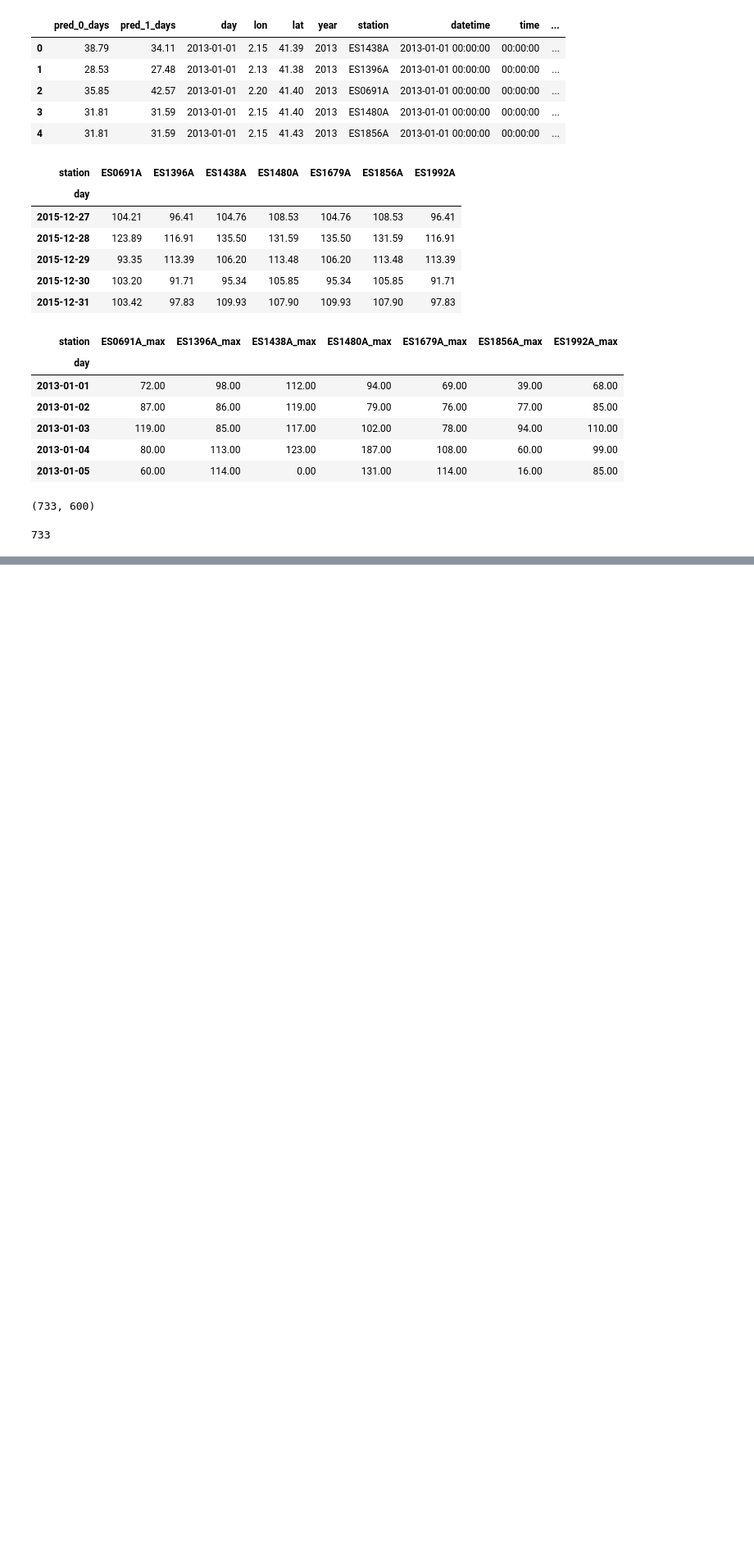
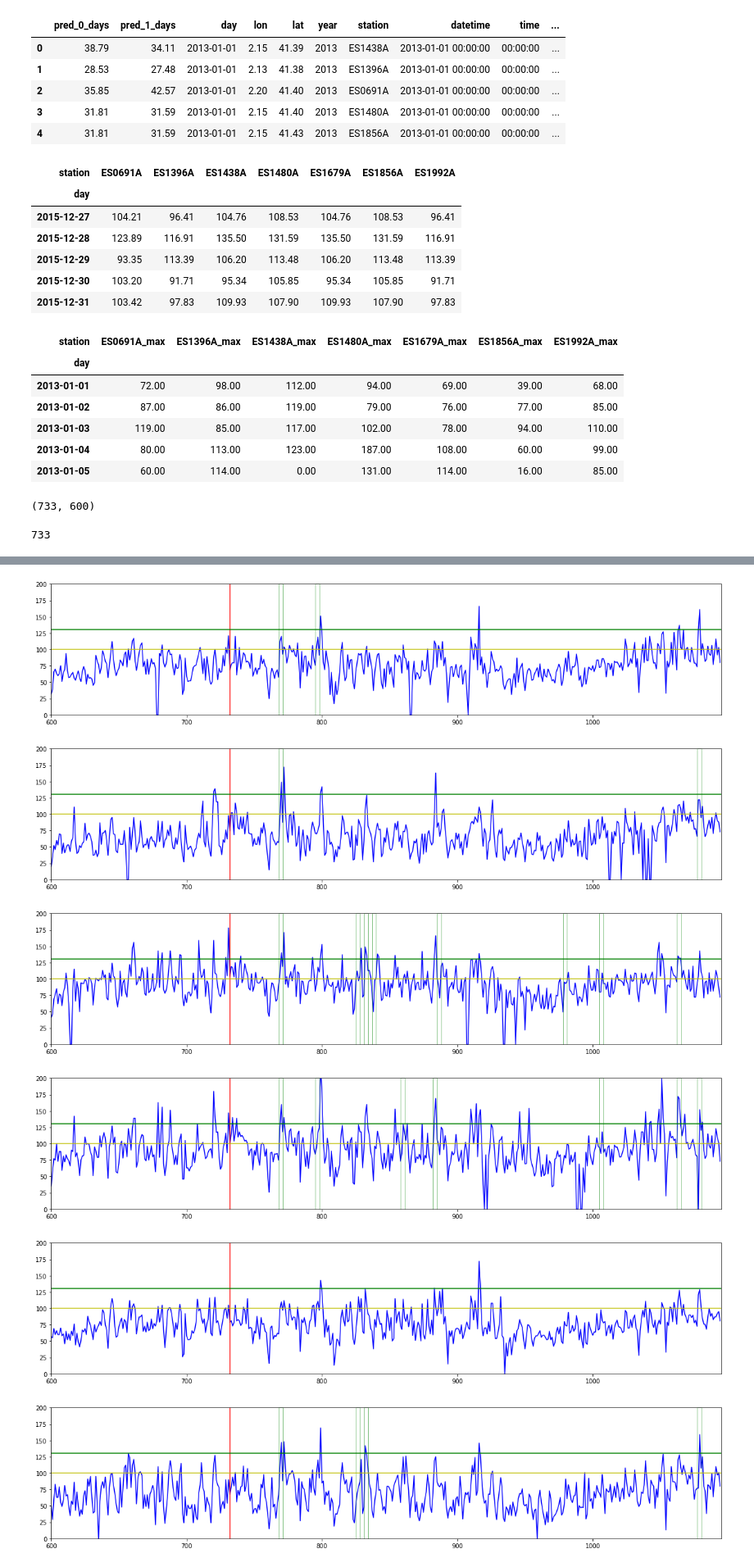
Before and after one commit to javiermas/BCNAirQualityDatathon, a Jupyter notebook: notebooks/Jonas_3.ipynb, the cells around one changed output, grey strips where cells are left out. Shown at 82% size. Cells and saved outputs as stored; diff of their text form; code cells hidden in the pictures; blank space fills up the shorter version.

```diff
--- a/notebooks/Jonas_3.ipynb
+++ b/notebooks/Jonas_3.ipynb
@@ -129,0 +130,20 @@ Predicting max for station ES1679A day 2015-07-20
+# %%
+for c in edit_wide_series.columns:
+    if '_max' in c:
+        plt.figure(figsize=(20, 4))
+        x_ax = list(range(edit_wide_series.shape[0]))
+        plt.plot(x_ax, edit_wide_series[c], 'b-')
+        plt.step((pd.to_datetime(test[test.station == c[:7]].date) - dt.datetime(2013, 1, 1)).map(lambda d: d.days),
+                 test.loc[test.station == c[:7], 'target'] * 200, 'g--', lw=.5)
+        plt.xlim([600, edit_wide_series.shape[0]])
+        plt.ylim([0, 200])
+        plt.axvline(732, c='r')
+        plt.axhline(100, c='y')
+        plt.axhline(130, c='g')
+# %% [output]
+[figure, added]
+[figure, added]
+[figure, added]
+[figure, added]
+[figure, added]
+[figure, added]
```
Also changed, not shown: parts of 2 cells of this notebook, 2 other files.
